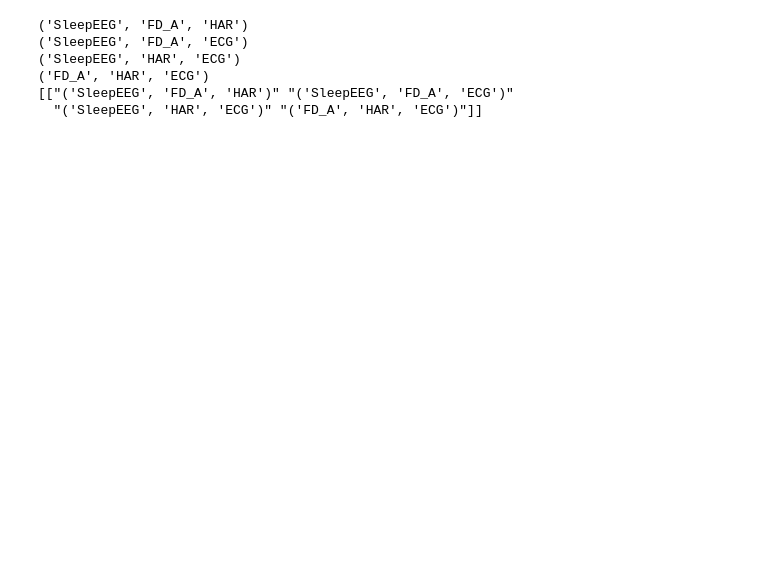
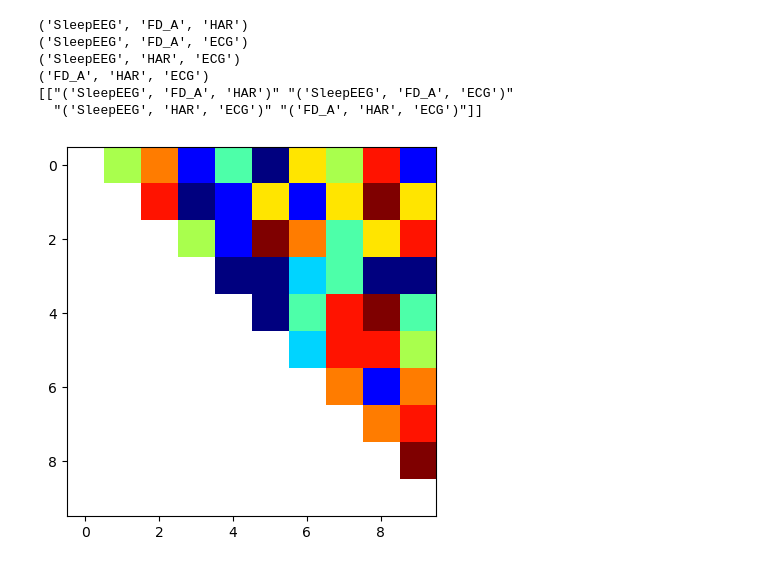
Before and after one commit to BearNord/TFC-pretraining, a Jupyter notebook: wandb_interactor.ipynb, the cells around one changed output. Drawn from its saved outputs; the diff is of its cells as text; code cells hidden in the pictures; blank space fills up the shorter version.

```diff
--- a/wandb_interactor.ipynb
+++ b/wandb_interactor.ipynb
@@ -111,3 +145,20 @@ print(array_of_datasets)
     # data2 = np.random.rand(4, 4)
     # data3 = np.random.rand(1, 4)
     # data4 = np.random.rand(1, 1)
+# %%
+import numpy as NP
+from matplotlib import pyplot as plt
+from matplotlib import cm as CM
+
+A = NP.random.randint(10, 100, 100).reshape(10, 10)
+mask =  NP.tri(A.shape[0], k=0)
+A = NP.ma.array(A, mask=mask) # mask out the lower triangle
+fig = plt.figure()
+ax1 = fig.add_subplot(111)
+cmap = CM.get_cmap('jet', 10) # jet doesn't have white color
+cmap.set_bad('w') # default value is 'k'
+ax1.imshow(A, interpolation="nearest", cmap=cmap)
+ax1.grid(False)
+plt.show()
+# %% [output]
+[figure, added]
```
Also changed, not shown: parts of 4 cells of this notebook, 2 other files.
